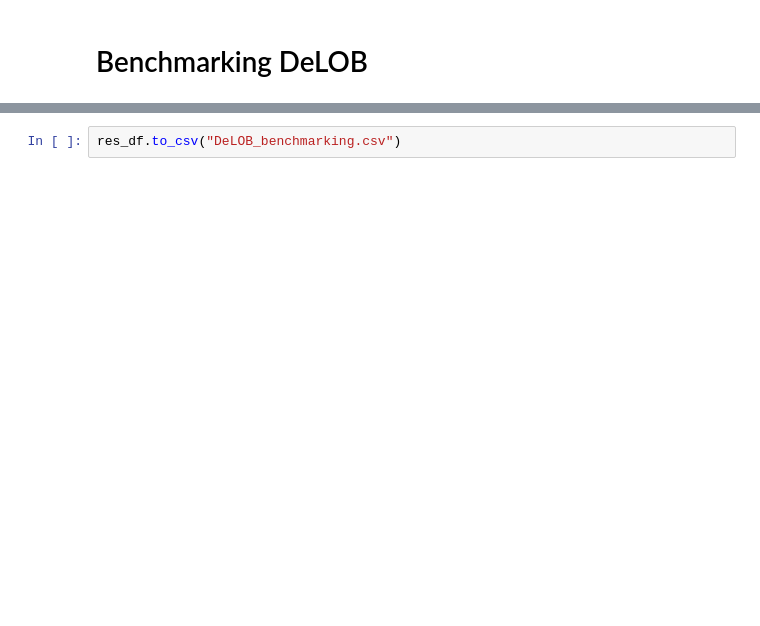
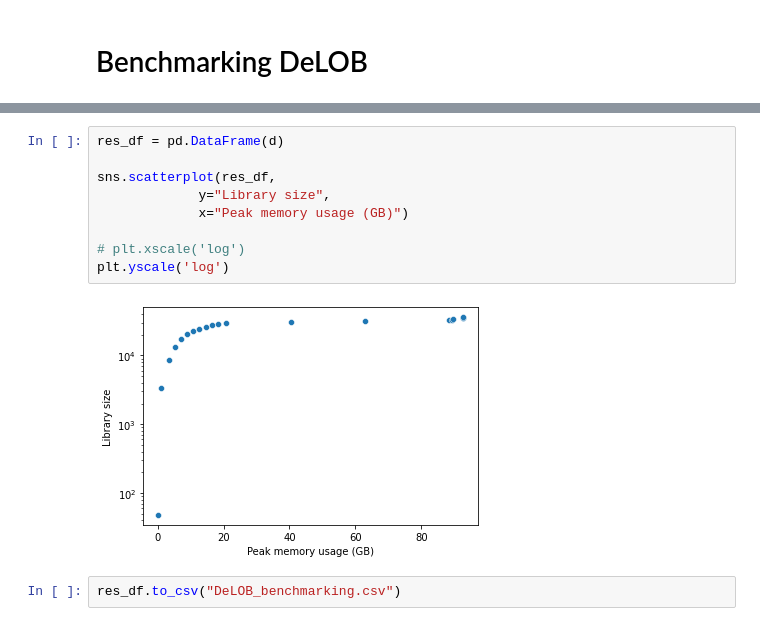
Before and after one commit to ggdna/seqwalk_paper_reproducibility, a Jupyter notebook: DeLOB_benchmarks.ipynb, the cells around one changed output, grey strips where cells are left out. Drawn from its saved outputs; the diff is of its cells as text; blank space fills up the shorter version.

```diff
--- a/DeLOB_benchmarks.ipynb
+++ b/DeLOB_benchmarks.ipynb
@@ -93,3 +123,14 @@ sns.scatterplot(res_df,
+# %%
+res_df = pd.DataFrame(d)
+
+sns.scatterplot(res_df,
+             y="Library size",
+             x="Peak memory usage (GB)")
+
+# plt.xscale('log')
+plt.yscale('log')
+# %% [output]
+[figure, added]
 # %%
 res_df.to_csv("DeLOB_benchmarking.csv")
 # %%
```
Also changed, not shown: parts of 8 cells of this notebook, 2 other files.
